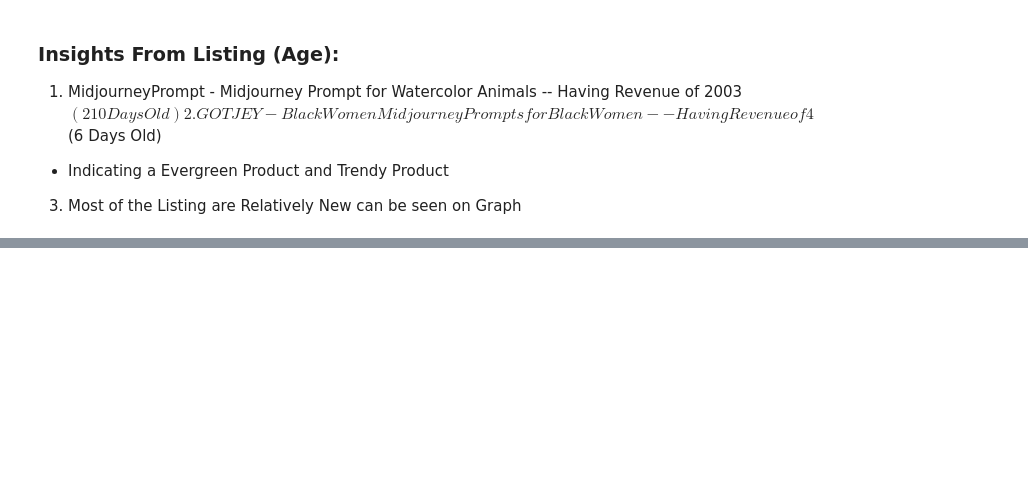
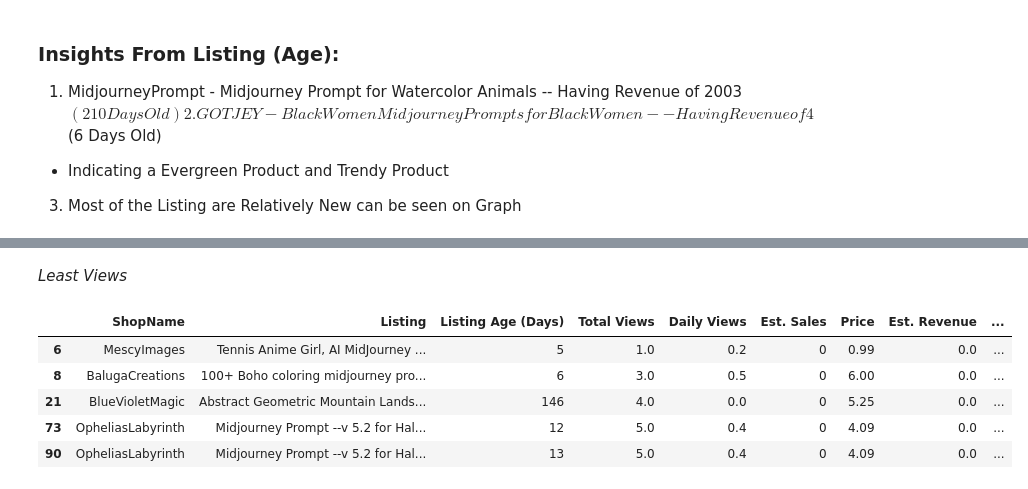
Before and after one commit to gupta-aayushkr/Etsy-Market-Analysis, a Jupyter notebook: EDA.ipynb, the cells around one changed output, grey strips where cells are left out. Cells and saved outputs as stored; diff of their text form; code cells hidden in the pictures; blank space fills up the shorter version.

```diff
--- a/EDA.ipynb
+++ b/EDA.ipynb
@@ -499,0 +546,11 @@ df[df["Listing Age (Days)"].isin(new_listing)]
+# %% [markdown]
+*Least Views*
+# %%
+df[df["Total Views"].isin(least_views)]
+# %% [output]
+|  | ShopName | Listing | Listing Age (Days) | Total Views | Daily Views | Est. Sales | Price | Est. Revenue | ... |
+| 6 | MescyImages | Tennis Anime Girl, AI MidJourney ... | 5 | 1.0 | 0.2 | 0 | 0.99 | 0.0 | ... |
+| 8 | BalugaCreations | 100+ Boho coloring midjourney pro... | 6 | 3.0 | 0.5 | 0 | 6.00 | 0.0 | ... |
+| 21 | BlueVioletMagic | Abstract Geometric Mountain Lands... | 146 | 4.0 | 0.0 | 0 | 5.25 | 0.0 | ... |
+| 73 | OpheliasLabyrinth | Midjourney Prompt --v 5.2 for Hal... | 12 | 5.0 | 0.4 | 0 | 4.09 | 0.0 | ... |
+| 90 | OpheliasLabyrinth | Midjourney Prompt --v 5.2 for Hal... | 13 | 5.0 | 0.4 | 0 | 4.09 | 0.0 | ... |
```
Also changed, not shown: parts of 12 cells of this notebook, 1 other file.
